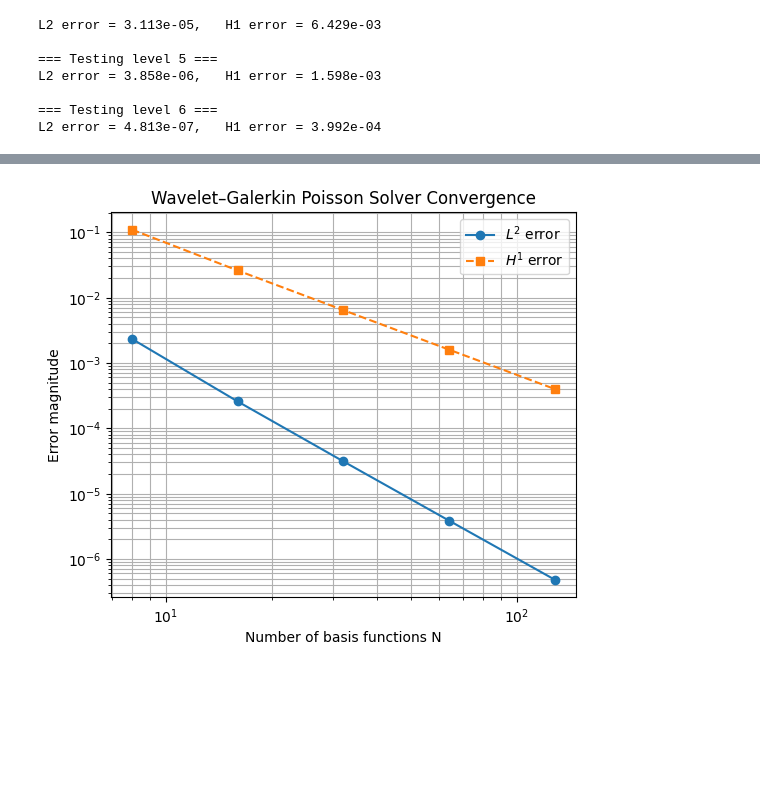
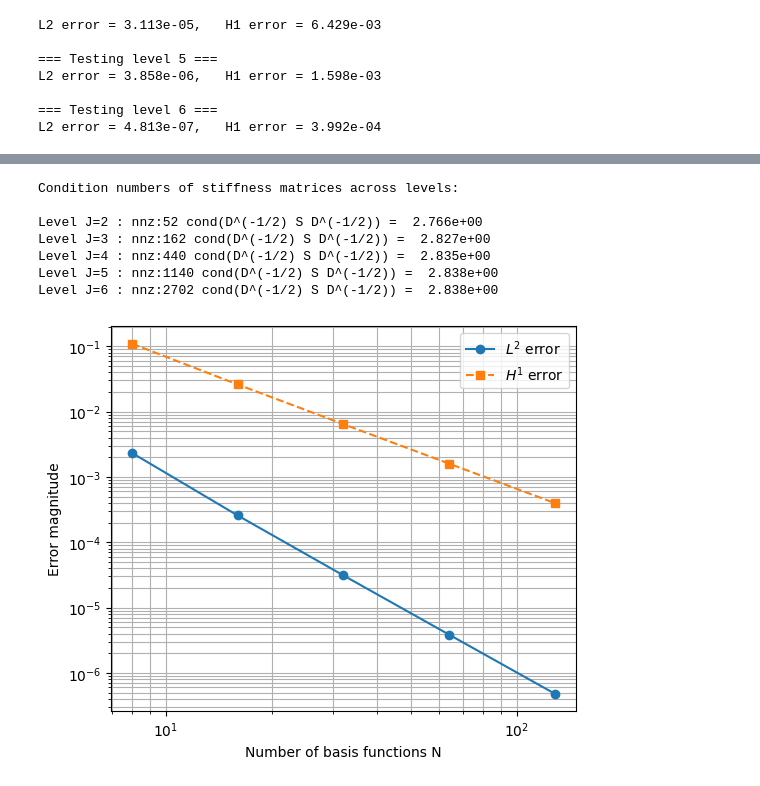
Before and after one commit to Rados420/Galerkin_solver3, a Jupyter notebook: demo_runs/poisson_problem_analysis.ipynb, the cells around one changed output, grey strips where cells are left out. Saved outputs shown, nothing was run; the diff lists cells and outputs as text; code cells hidden in the pictures; blank space fills up the shorter version.

```diff
--- a/demo_runs/poisson_problem_analysis.ipynb
+++ b/demo_runs/poisson_problem_analysis.ipynb
@@ -188,12 +207,34 @@ Thresholded (|S| ≥ 1e-06):  1814 nonzeros  (11.07% dense)
+# %%
+print("Condition numbers of stiffness matrices across levels:\n")
+
+for S, J in zip(Ss, levels):
+    # diagonal scaling
+    D = np.diag(np.diag(S))
+    D_inv_sqrt = np.diag(1.0 / np.sqrt(np.diag(D)))
+    S_precond = D_inv_sqrt @ S @ D_inv_sqrt
+
+    # condition numbers
+    cond_pre = np.linalg.cond(S_precond)
+
+    print(f"Level J={J:<2d}: nnz:{np.count_nonzero(S_precond)} "
+          f"cond(D^(-1/2) S D^(-1/2)) = {cond_pre:10.3e}")
+# %% [output]
+Condition numbers of stiffness matrices across levels:
+
+Level J=2 : nnz:52 cond(D^(-1/2) S D^(-1/2)) =  2.766e+00
+Level J=3 : nnz:162 cond(D^(-1/2) S D^(-1/2)) =  2.827e+00
+Level J=4 : nnz:440 cond(D^(-1/2) S D^(-1/2)) =  2.835e+00
+Level J=5 : nnz:1140 cond(D^(-1/2) S D^(-1/2)) =  2.838e+00
+Level J=6 : nnz:2702 cond(D^(-1/2) S D^(-1/2)) =  2.838e+00
 # %%
 plt.figure(figsize=(6,5))
 plt.loglog(Ns, errors_L2, 'o-', label=r'$L^2$ error')
 plt.loglog(Ns, errors_H1, 's--', label=r'$H^1$ error')
 plt.xlabel("Number of basis functions N")
 plt.ylabel("Error magnitude")
-plt.title("Wavelet–Galerkin Poisson Solver Convergence")
 plt.grid(True, which="both")
 plt.legend()
+plt.savefig("ODE_convergence.png", dpi=300)
 plt.show()
 # %% [output]
-[figure, old version]
+[figure, new version]
```
Also changed, not shown: parts of 2 cells of this notebook, 2 other files.
